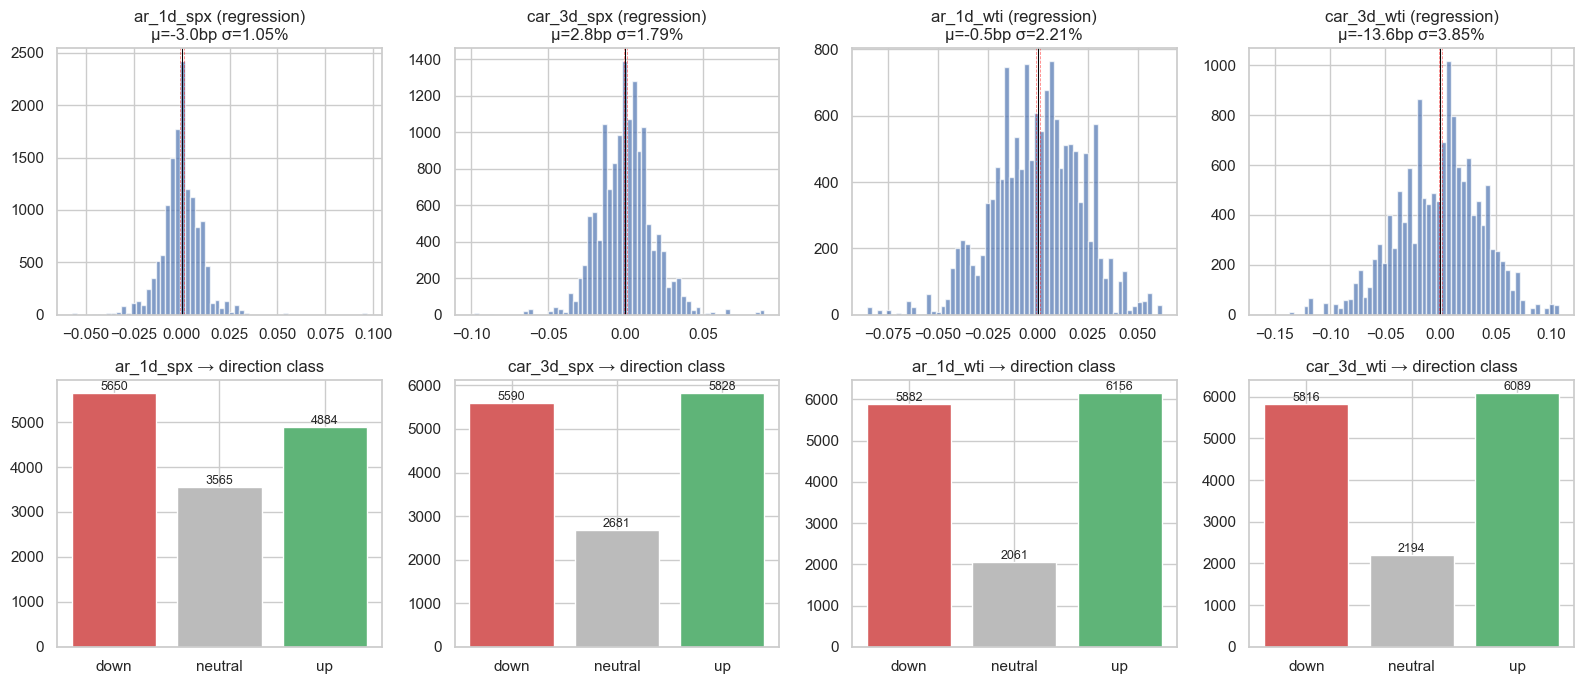
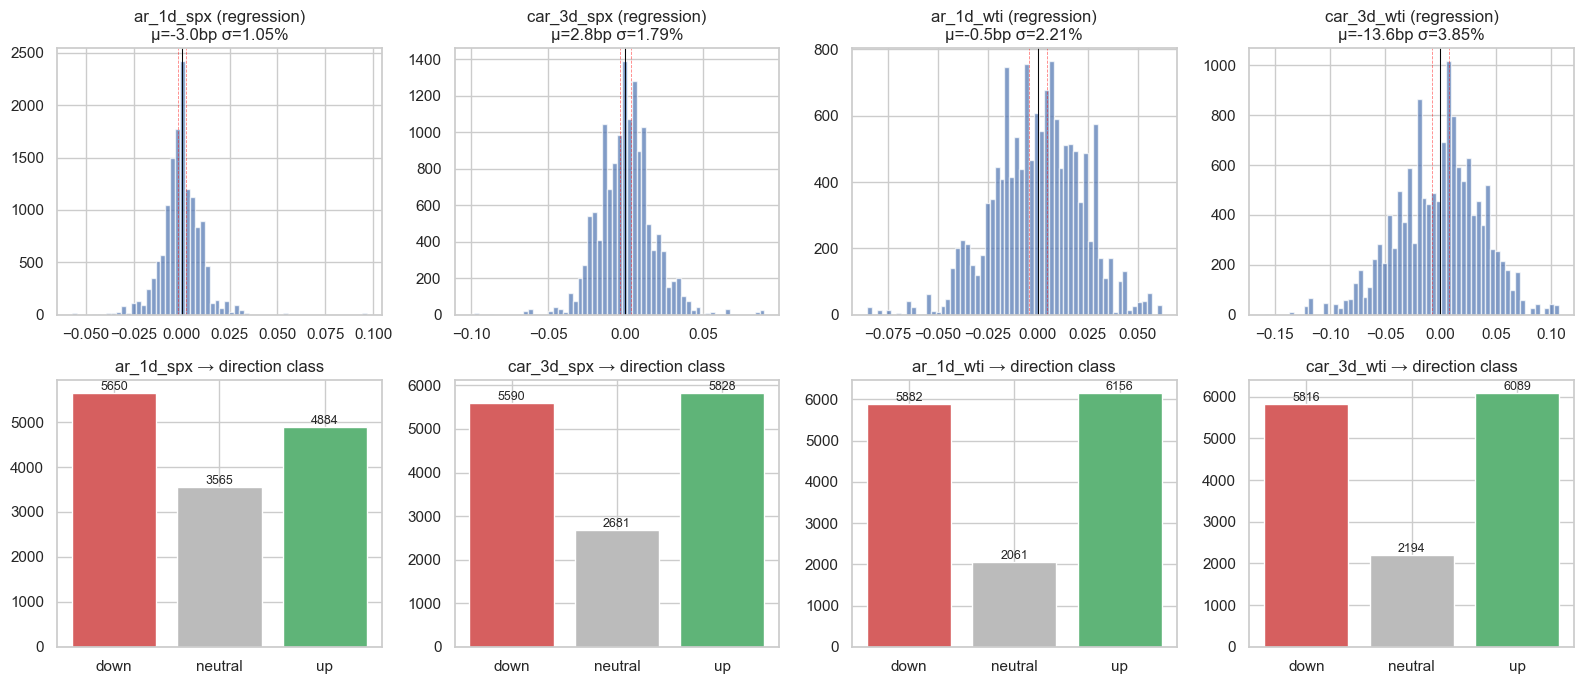
Code edit (unified diff) that turned the first committed figure into the second:
--- before
+++ after
@@ -7,6 +7,6 @@
     ax.hist(train_vals, bins=60, alpha=0.7, edgecolor="white")
     ax.axvline(0, color="black", linewidth=0.7)
-    ax.axvline(DEAD_ZONE, color="red", linestyle="--", linewidth=0.6, alpha=0.5)
-    ax.axvline(-DEAD_ZONE, color="red", linestyle="--", linewidth=0.6, alpha=0.5)
+    ax.axvline(DEAD_ZONES[col], color="red", linestyle="--", linewidth=0.6, alpha=0.5)
+    ax.axvline(-DEAD_ZONES[col], color="red", linestyle="--", linewidth=0.6, alpha=0.5)
     ax.set_title(f"{col} (regression)\nμ={train_vals.mean()*1e4:.1f}bp σ={train_vals.std()*100:.2f}%")
 

Commit: Add README, update .gitignore, commit figures and critical data files